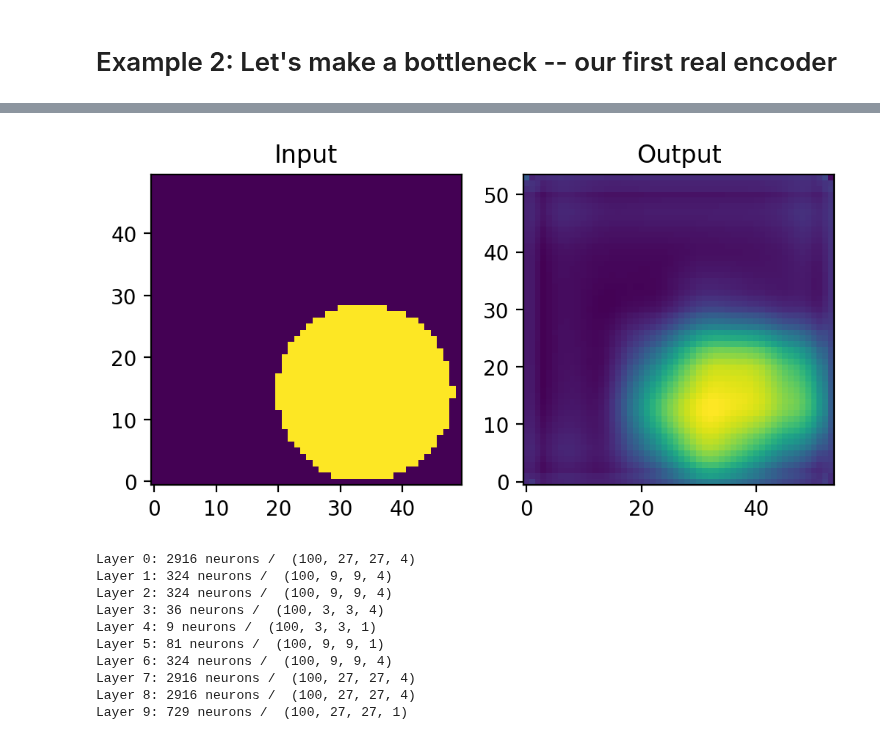
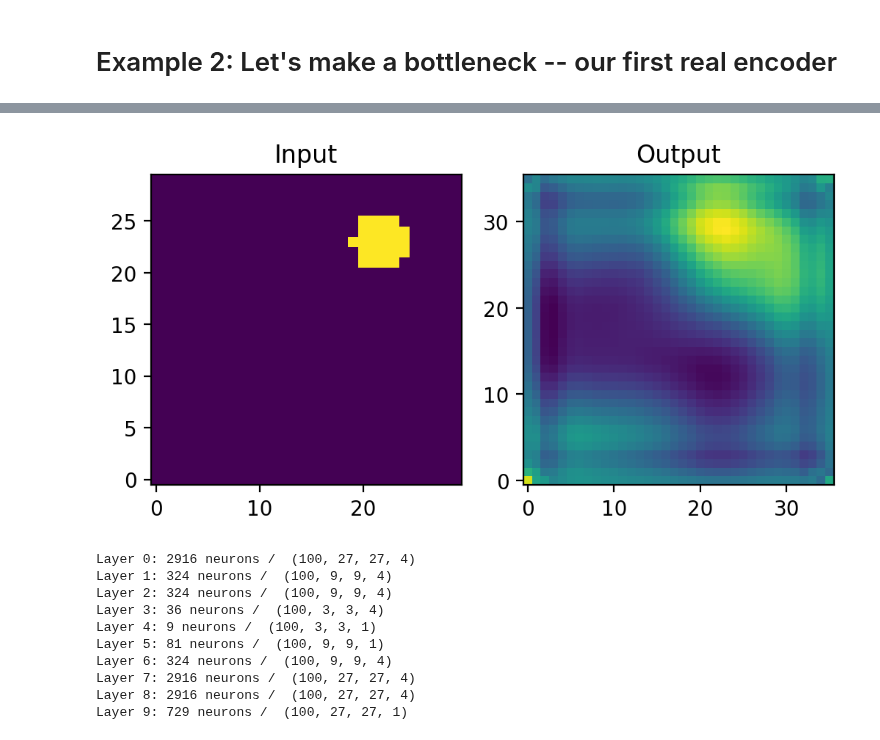
Before and after one commit to nichol77/mlForPhysicists, a Jupyter notebook: Week4/Week4_Autoencoder.ipynb, the cells around one changed output, grey strips where cells are left out. Drawn from its saved outputs; the diff is of its cells as text; code cells hidden in the pictures.

```diff
--- a/Week4/Week4_Autoencoder.ipynb
+++ b/Week4/Week4_Autoencoder.ipynb
@@ -253,8 +307,8 @@ Text(0, 0.5, 'Cost')
 # %%
-#And now when we look our model2work is probably doing a much better job of reproducing the image
-plot_test_image(model2,my_generator,50)
+#And now when we look our model is probably doing a much better job of reproducing the image
+plot_test_image(model2,my_generator,30)
 # %% [output]
-[figure, old version]
+[figure, new version]
 # %%
 print_layers(model2,y_target)
 # %% [output]
```
Also changed, not shown: parts of 17 cells of this notebook, 2 other files.
